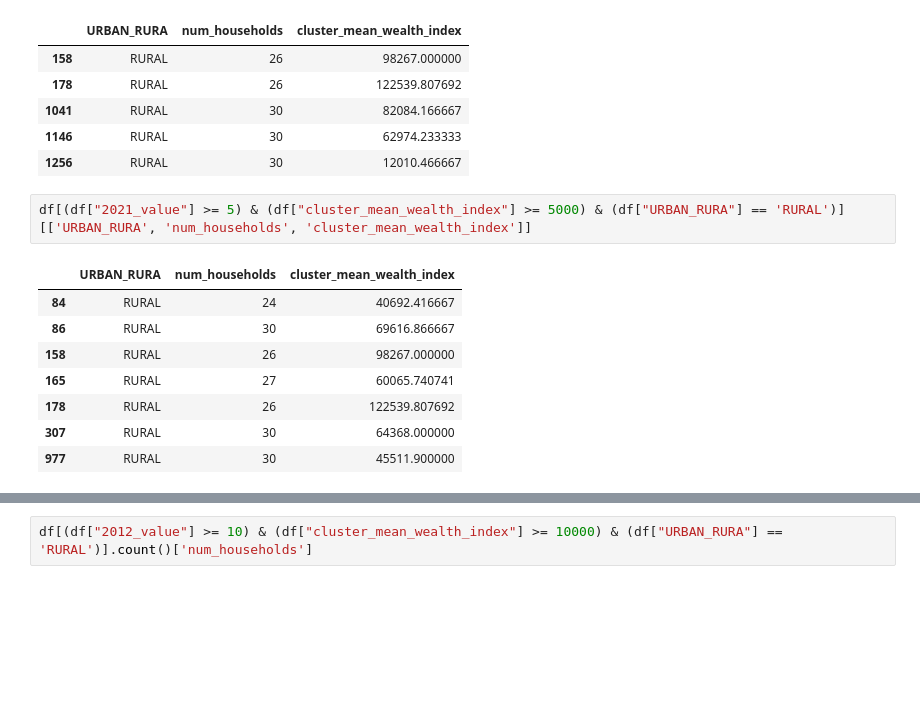
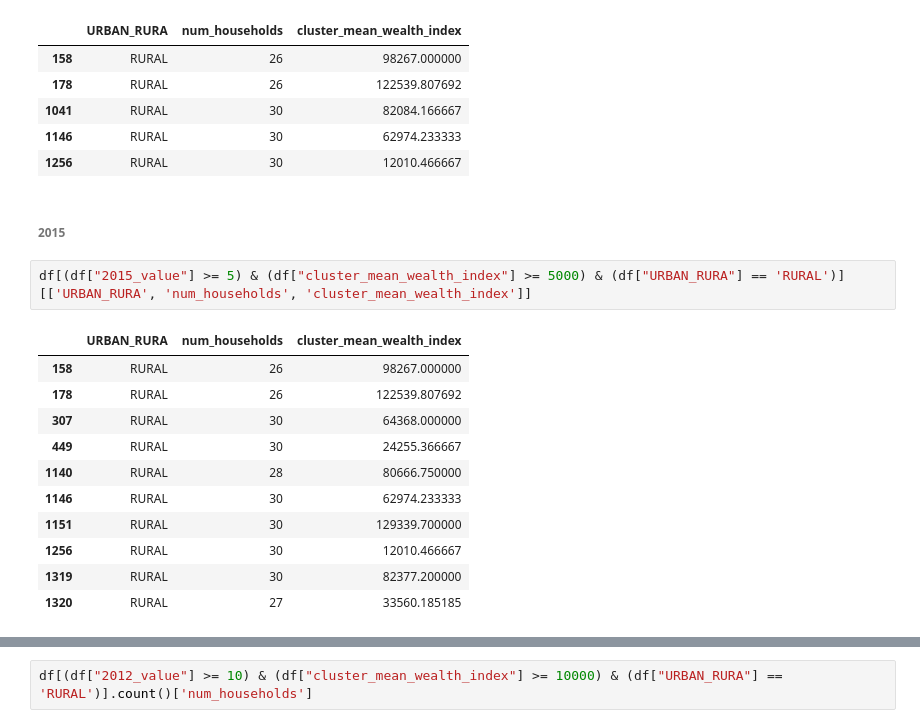
Before and after one commit to idrisaderinto/Electricity-and-Wealth-Project, a Jupyter notebook: Electricity Access and Wealth Project.ipynb, the cells around one changed output, grey strips where cells are left out. Cells and saved outputs as stored; diff of their text form; blank space fills up the shorter version.

```diff
--- a/Electricity Access and Wealth Project.ipynb
+++ b/Electricity Access and Wealth Project.ipynb
@@ -372,14 +384,19 @@ df[(df["2012_value"] >= 5) & (df["cluster_mean_wealth_index"] >= 5000) & (df["UR
 | 1041 | RURAL | 30 | 82084.166667 |
 | 1146 | RURAL | 30 | 62974.233333 |
 | 1256 | RURAL | 30 | 12010.466667 |
+# %% [markdown]
+###### 2015
 # %%
-df[(df["2021_value"] >= 5) & (df["cluster_mean_wealth_index"] >= 5000) & (df["URBAN_RURA"] == 'RURAL')][['URBAN_RURA', 'num_households', 'cluster_mean_wealth_index']]
+df[(df["2015_value"] >= 5) & (df["cluster_mean_wealth_index"] >= 5000) & (df["URBAN_RURA"] == 'RURAL')][['URBAN_RURA', 'num_households', 'cluster_mean_wealth_index']]
 # %% [output]
 |  | URBAN_RURA | num_households | cluster_mean_wealth_index |
-| 84 | RURAL | 24 | 40692.416667 |
-| 86 | RURAL | 30 | 69616.866667 |
 | 158 | RURAL | 26 | 98267.000000 |
-| 165 | RURAL | 27 | 60065.740741 |
 | 178 | RURAL | 26 | 122539.807692 |
 | 307 | RURAL | 30 | 64368.000000 |
-| 977 | RURAL | 30 | 45511.900000 |
+| 449 | RURAL | 30 | 24255.366667 |
+| 1140 | RURAL | 28 | 80666.750000 |
+| 1146 | RURAL | 30 | 62974.233333 |
+| 1151 | RURAL | 30 | 129339.700000 |
+| 1256 | RURAL | 30 | 12010.466667 |
+| 1319 | RURAL | 30 | 82377.200000 |
+| 1320 | RURAL | 27 | 33560.185185 |
```
Also changed, not shown: parts of 35 cells of this notebook.
